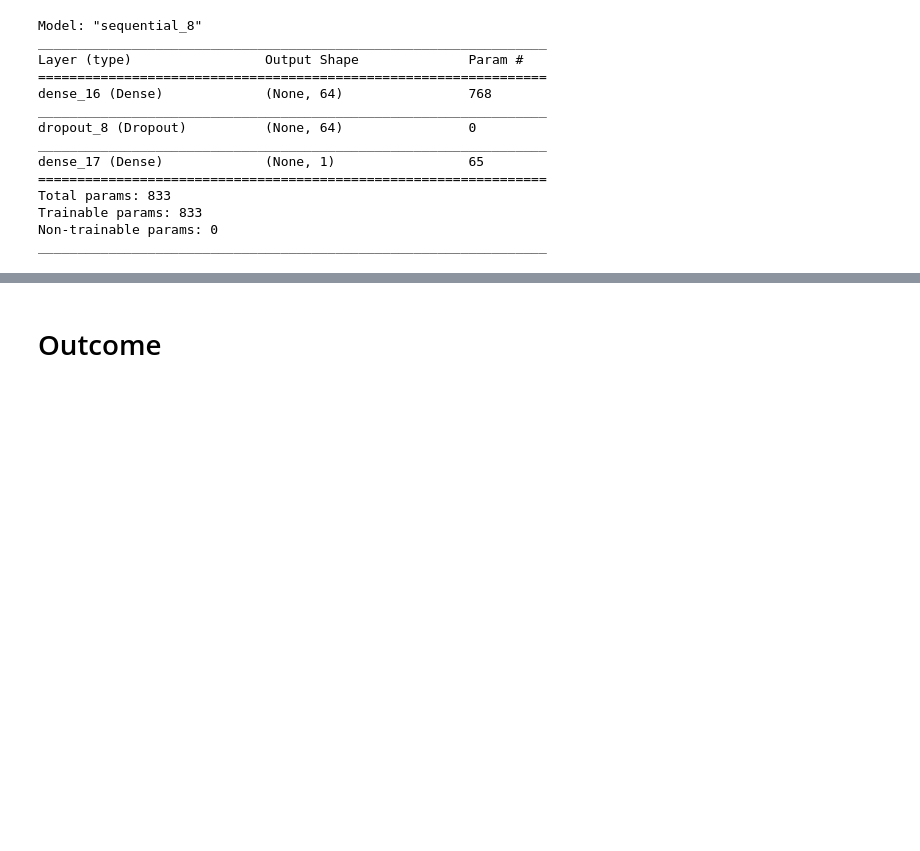
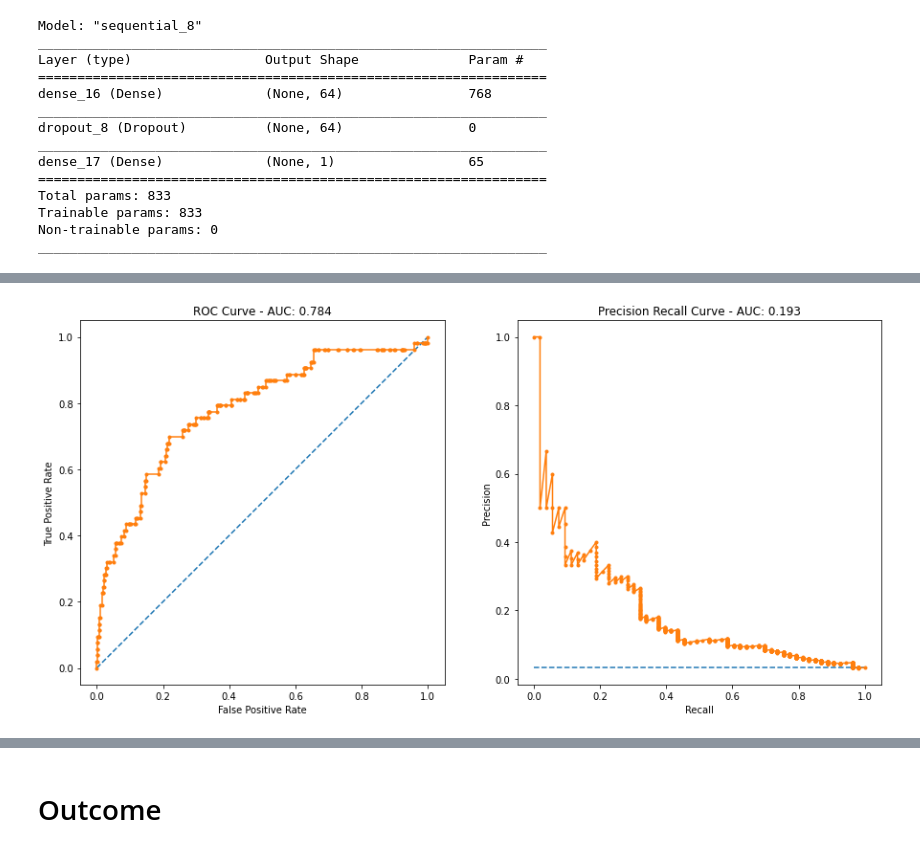
Before and after one commit to swilsonmfc/imbalanced, a Jupyter notebook: WineQuality.ipynb, the cells around one changed output, grey strips where cells are left out. Drawn from its saved outputs; the diff is of its cells as text; code cells hidden in the pictures; blank space fills up the shorter version.

```diff
--- a/WineQuality.ipynb
+++ b/WineQuality.ipynb
@@ -1113,3 +1149,7 @@ weighted avg       0.96      0.79      0.86      1625
+# %%
+plot_roc(y_test, y_hat_proba);
+# %% [output]
+[figure, added]
 # %%
 cm, acc, maj, min, f1 = score_model(y_test, y_hat)
 results_df.loc['Focal Loss + Balanced Batching'] = [*maj, *min, acc, f1]
```
Also changed, not shown: parts of 23 cells of this notebook.
